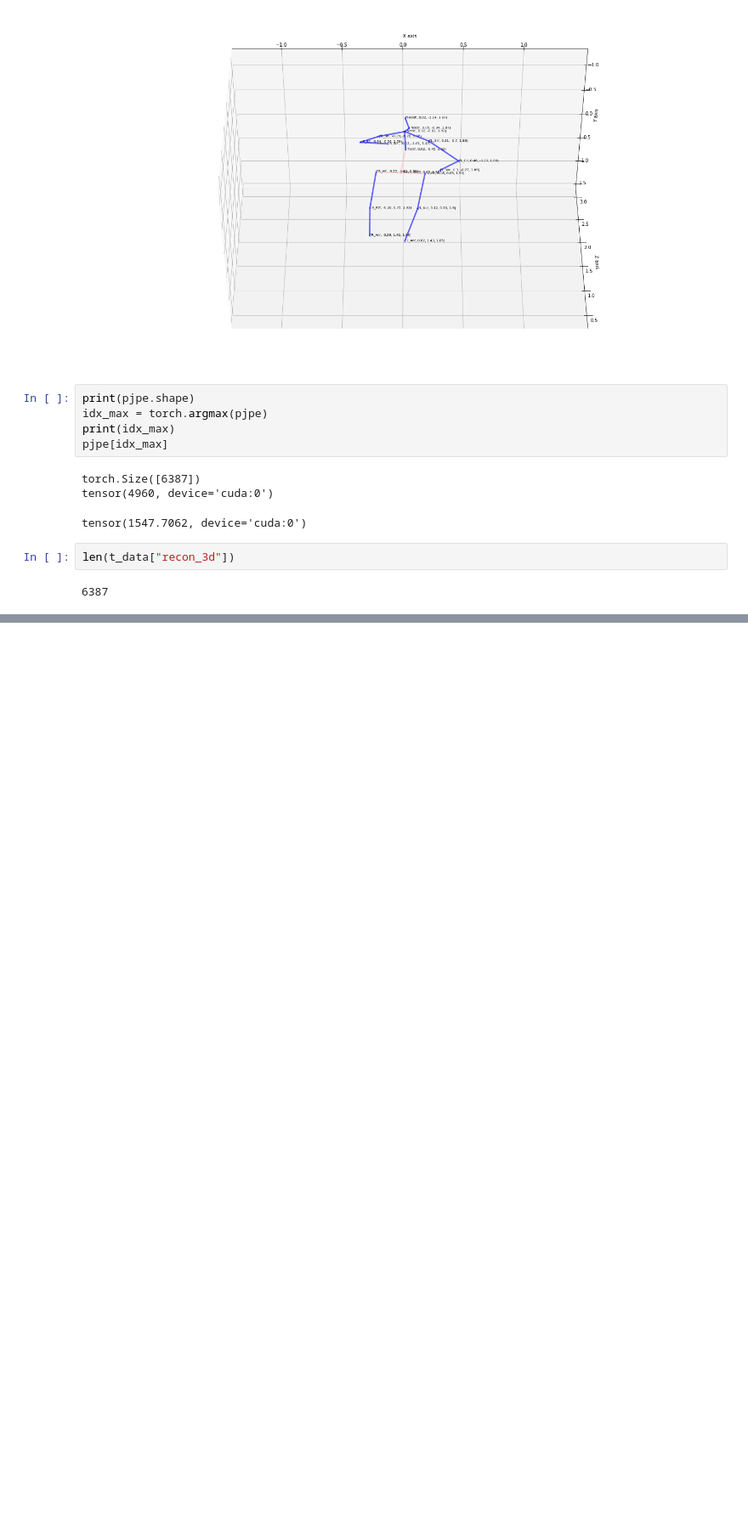
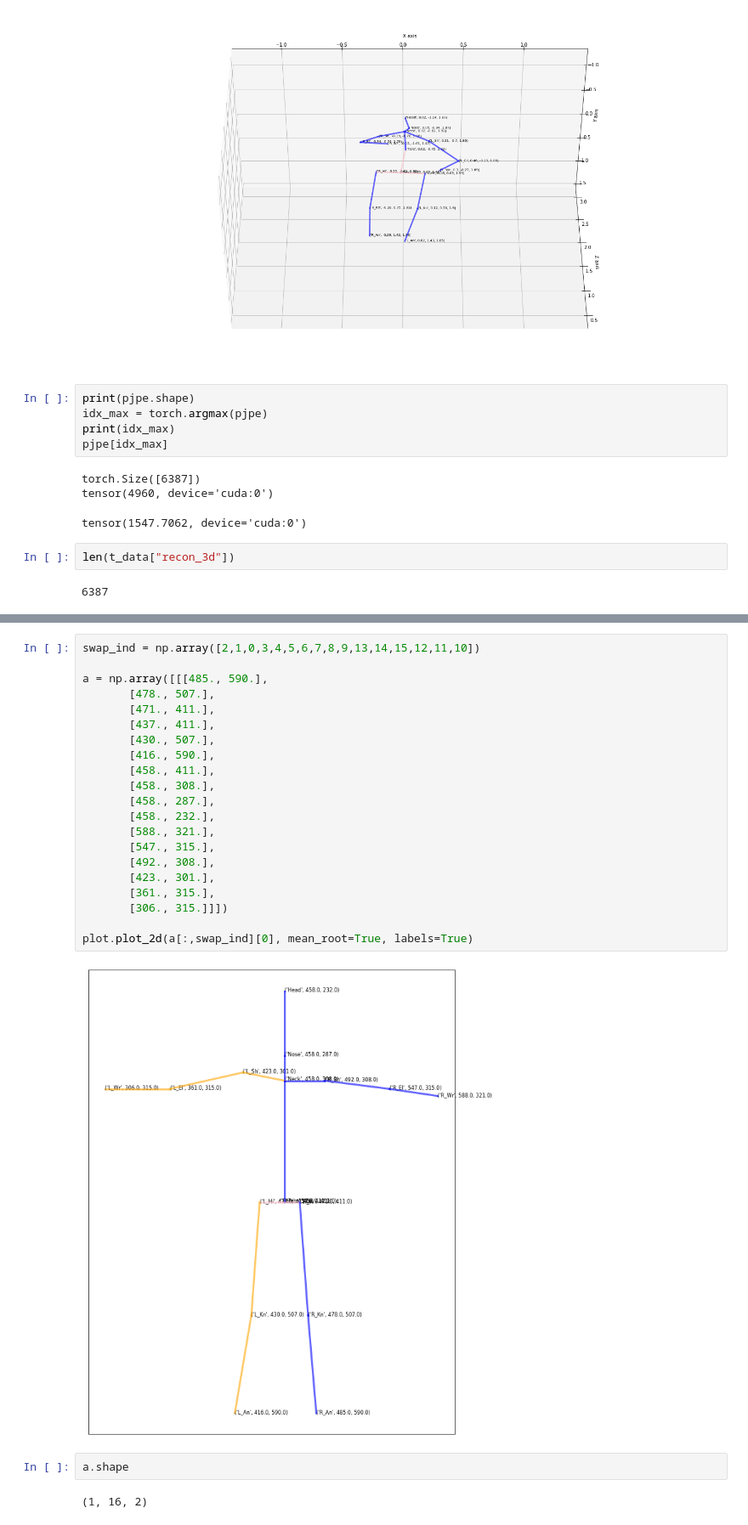
Before and after one commit to bsridatta/HPE3D, a Jupyter notebook: notebooks/analyze.ipynb, the cells around one changed output, grey strips where cells are left out. Shown: that part at 85% size. Saved outputs shown, nothing was run; the diff lists cells and outputs as text; blank space fills up the shorter version.

```diff
--- a/notebooks/analyze.ipynb
+++ b/notebooks/analyze.ipynb
@@ -241,0 +322,27 @@ len(t_data["recon_3d"])
+# %%
+swap_ind = np.array([2,1,0,3,4,5,6,7,8,9,13,14,15,12,11,10])
+
+a = np.array([[[485., 590.],
+       [478., 507.],
+       [471., 411.],
+       [437., 411.],
+       [430., 507.],
+       [416., 590.],
+       [458., 411.],
+       [458., 308.],
+       [458., 287.],
+       [458., 232.],
+       [588., 321.],
+       [547., 315.],
+       [492., 308.],
+       [423., 301.],
+       [361., 315.],
+       [306., 315.]]])
+
+plot.plot_2d(a[:,swap_ind][0], mean_root=True, labels=True)
+# %% [output]
+[figure, added]
+# %%
+a.shape
+# %% [output]
+(1, 16, 2)
```
Also changed, not shown: parts of 9 cells of this notebook, 3 other files.
